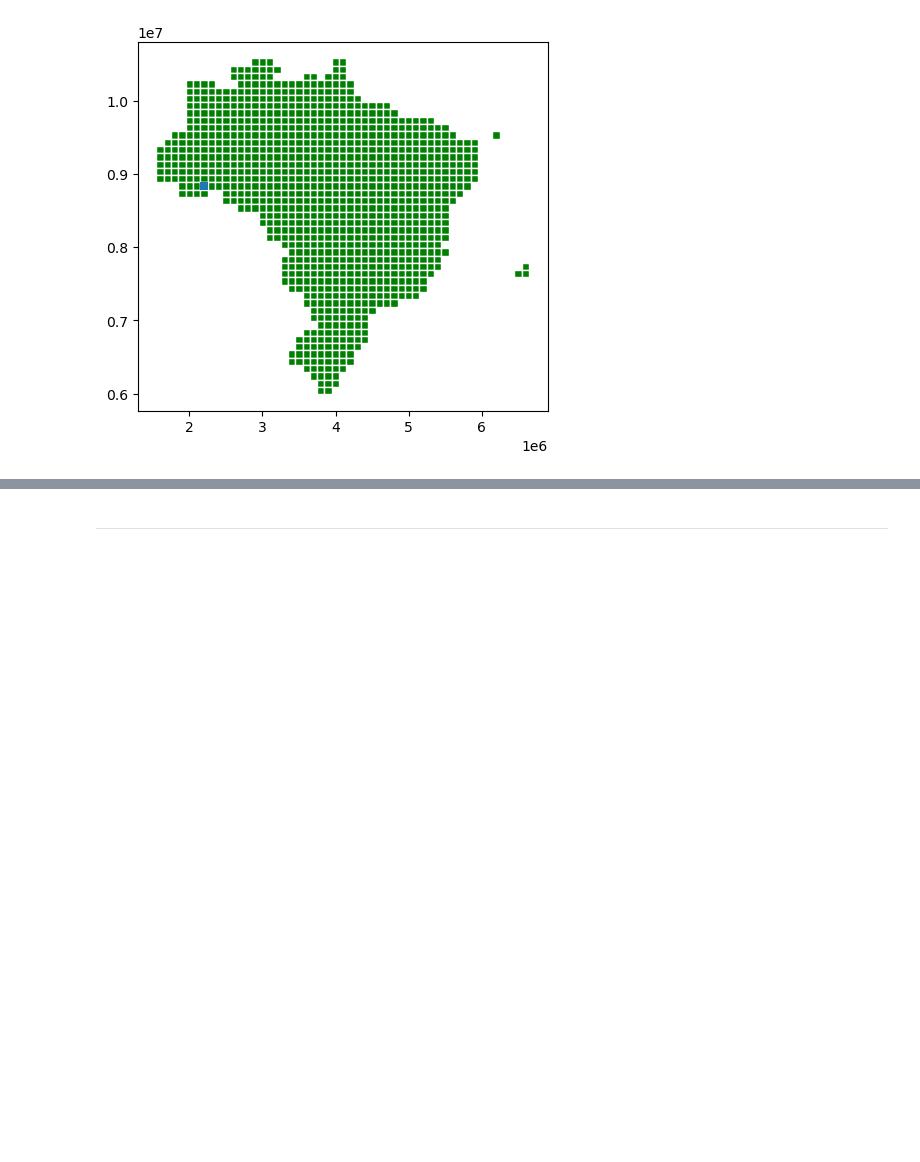
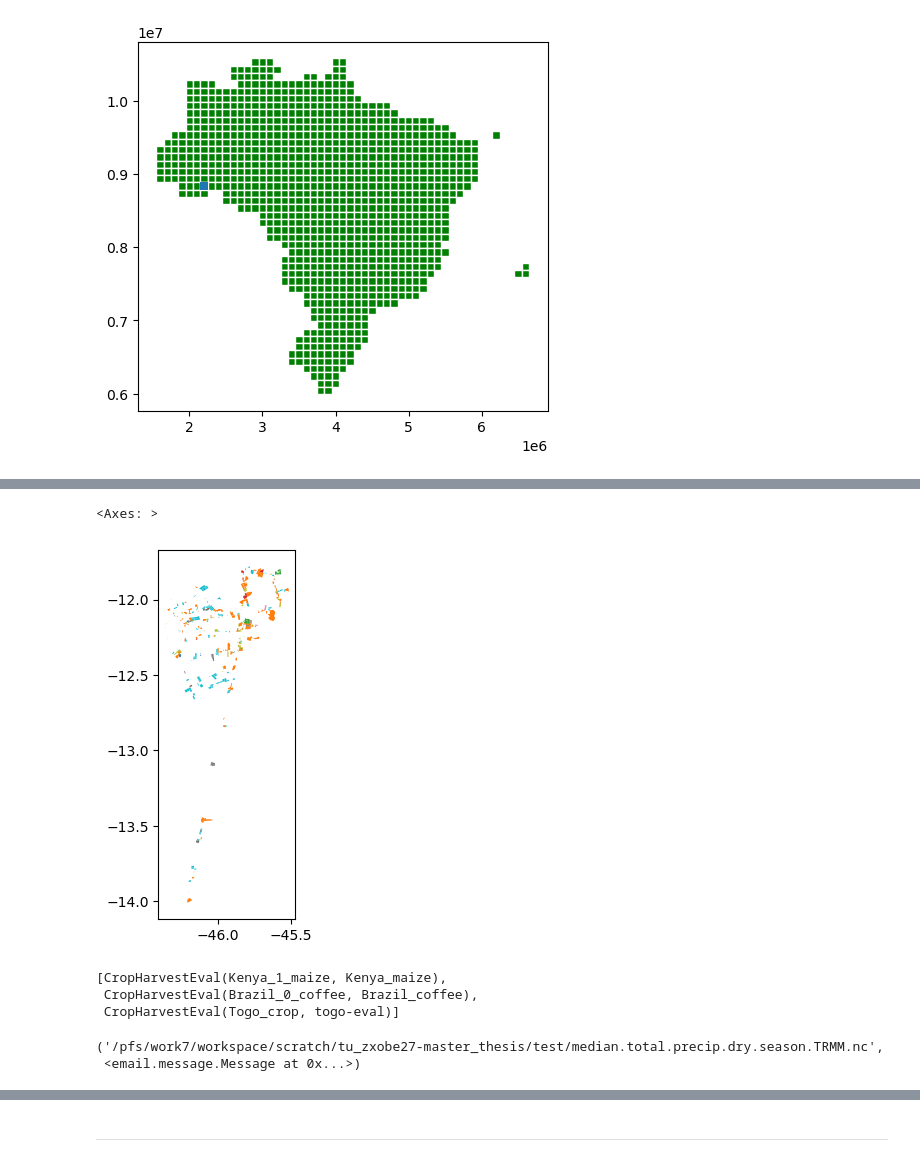
Before and after one commit to felixschulz385/Masterthesis, a Jupyter notebook: code/experiments/experiments.ipynb, the cells around one changed output, grey strips where cells are left out. Cells and saved outputs as stored; diff of their text form; code cells hidden in the pictures; blank space fills up the shorter version.

```diff
--- a/code/experiments/experiments.ipynb
+++ b/code/experiments/experiments.ipynb
@@ -539,0 +562,25 @@ Clipping input data to the valid range for imshow with RGB data ([0..1] for floa
+# %%
+boundaries = gpd.read_file("/pfs/work7/workspace/scratch/tu_zxobe27-master_thesis/data/boundaries/gadm_410-BRA.geojson",
+                           engine = "pyogrio")
+# %%
+test = gpd.read_file("/pfs/work7/workspace/scratch/tu_zxobe27-master_thesis/test/crop_harvest/labels.geojson", engine = "pyogrio")
+# %%
+test = gpd.clip(test, boundaries.geometry.iloc[0])
+# %%
+test.plot(column = "label")
+# %% [output]
+<Axes: >
+[figure, added]
+# %%
+CropHarvest.create_benchmark_datasets("/pfs/work7/workspace/scratch/tu_zxobe27-master_thesis/test/crop_harvest")
+# %% [output]
+[CropHarvestEval(Kenya_1_maize, Kenya_maize),
+ CropHarvestEval(Brazil_0_coffee, Brazil_coffee),
+ CropHarvestEval(Togo_crop, togo-eval)]
+# %%
+import urllib.request
+urllib.request.urlretrieve('ftp://cola.gmu.edu/RADS/TRMM/median.onset.wet.season.TRMM.nc', "/pfs/work7/workspace/scratch/tu_zxobe27-master_thesis/test/median.onset.wet.season.TRMM.nc")
+urllib.request.urlretrieve('ftp://cola.gmu.edu/RADS/TRMM/median.total.precip.dry.season.TRMM.nc', "/pfs/work7/workspace/scratch/tu_zxobe27-master_thesis/test/median.total.precip.dry.season.TRMM.nc")
+# %% [output]
+('/pfs/work7/workspace/scratch/tu_zxobe27-master_thesis/test/median.total.precip.dry.season.TRMM.nc',
+ <email.message.Message at 0x...>)
```
Also changed, not shown: parts of 12 cells of this notebook, 1 other file.
